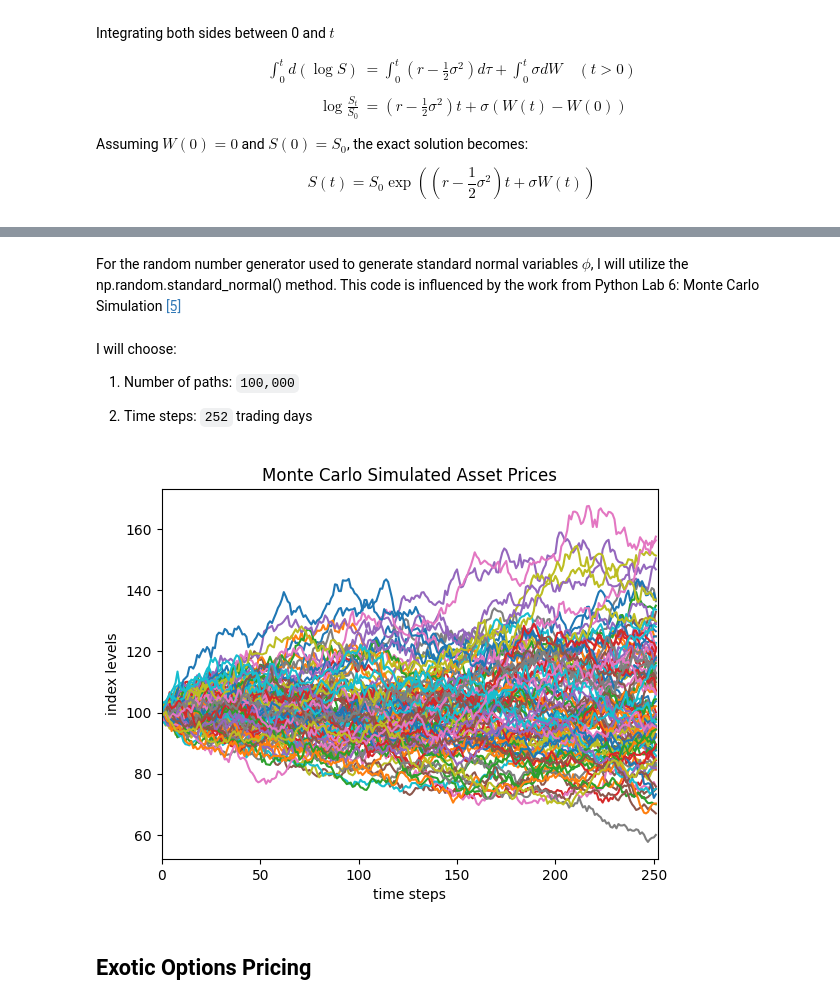
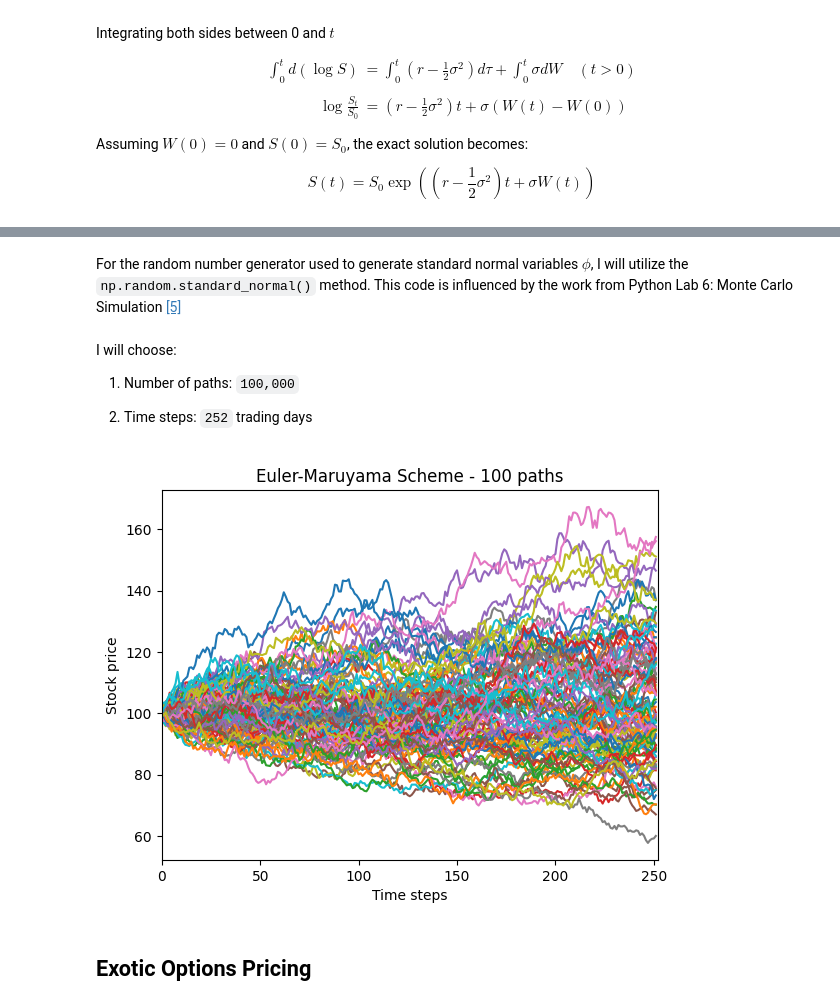
Before and after one commit to baobach/CQF_June_Cohort, a Jupyter notebook: module_3/exam/exam3.ipynb, the cells around one changed output, grey strips where cells are left out. Cells and saved outputs as stored; diff of their text form; code cells hidden in the pictures.

```diff
--- a/module_3/exam/exam3.ipynb
+++ b/module_3/exam/exam3.ipynb
@@ -130,7 +130,7 @@ $$
 S_{t+ dt} = S_t \exp \left(\left(r-\frac{1}{2} \sigma^{2}\right) dt+\sigma \sqrt{d t} \: \phi \right) \tag{5}
 $$
 # %% [markdown]
-For the random number generator used to generate standard normal variables $\phi$, I will utilize the np.random.standard_normal() method. This code is influenced by the work from Python Lab 6: Monte Carlo Simulation [[5]](#5)
+For the random number generator used to generate standard normal variables $\phi$, I will utilize the `np.random.standard_normal()` method. This code is influenced by the work from Python Lab 6: Monte Carlo Simulation [[5]](#5)
 # %%
 # define simulation function
 def simulate_path(s0, risk_free_rate, vol, horizon, timesteps, n_sims):
@@ -145,6 +145,7 @@ def simulate_path(s0, risk_free_rate, vol, horizon, timesteps, n_sims):
     T = horizon
     t = timesteps
     n = n_sims
+    vol = vol
 
     # define dt
     dt = T/t
@@ -154,7 +155,7 @@ def simulate_path(s0, risk_free_rate, vol, horizon, timesteps, n_sims):
     S[0] = S0
     for i in range(0, t-1):
         w = rng.standard_normal(n)
-        S[i+1] = S[i] * (1+ r*dt + vol*np.sqrt(dt)*w)
+        S[i+1] = S[i] * np.exp((r - 0.5 * vol**2)*dt + vol*np.sqrt(dt)*w)
     return S
 # %% [markdown]
 I will choose:
@@ -170,14 +171,14 @@ t = 252
 # Assign simulated price path to dataframe for analysis and plotting
 S = pd.DataFrame(simulate_path(S0,risk_free_rate,vol,T,t,n))
 # %%
-# Plot initial 100 simulated path
+# Plot initial 100 simulated paths
 plt.plot(S.iloc[:,:100])
-plt.xlabel('time steps')
+plt.xlabel('Time steps')
 plt.xlim(0,t)
-plt.ylabel('index levels')
-plt.title('Monte Carlo Simulated Asset Prices');
+plt.ylabel('Stock price')
+plt.title('Euler-Maruyama Scheme - 100 paths');
 # %% [output]
-[figure, old version]
+[figure, new version]
 # %% [markdown]
 ## Exotic Options Pricing
 # %% [markdown]
```
Also changed, not shown: parts of 22 cells of this notebook.
